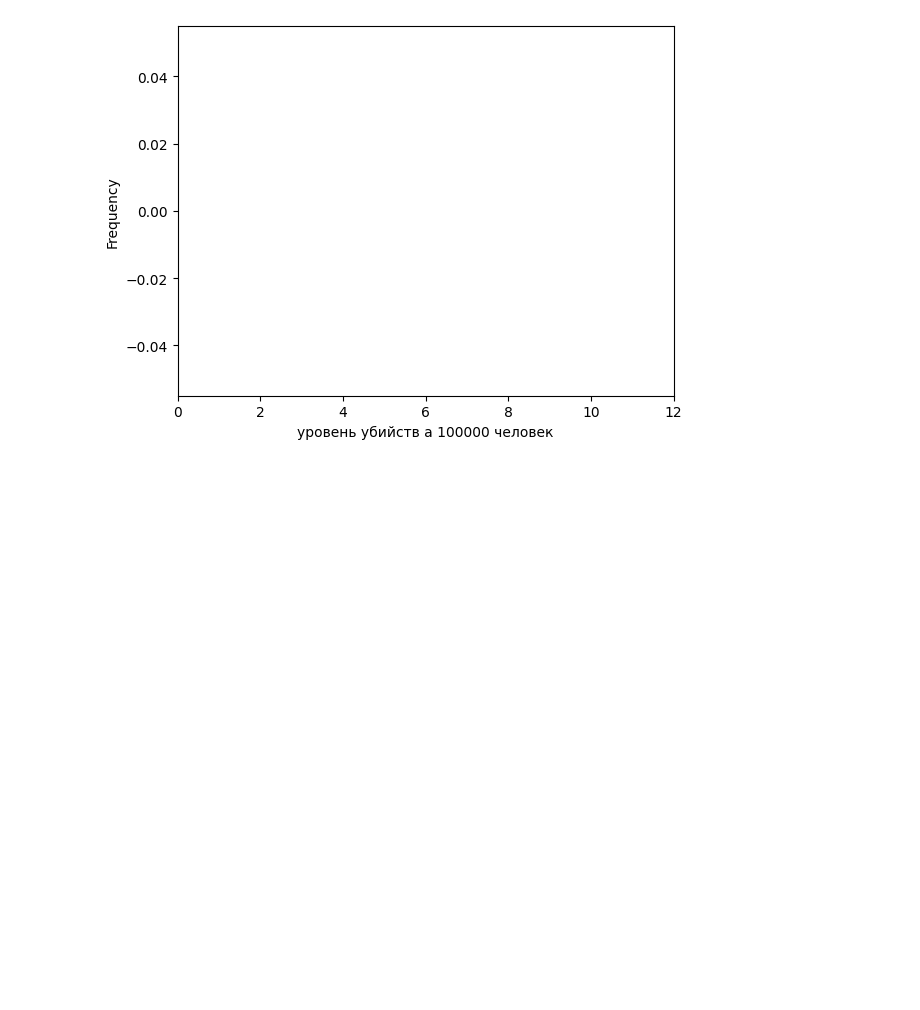
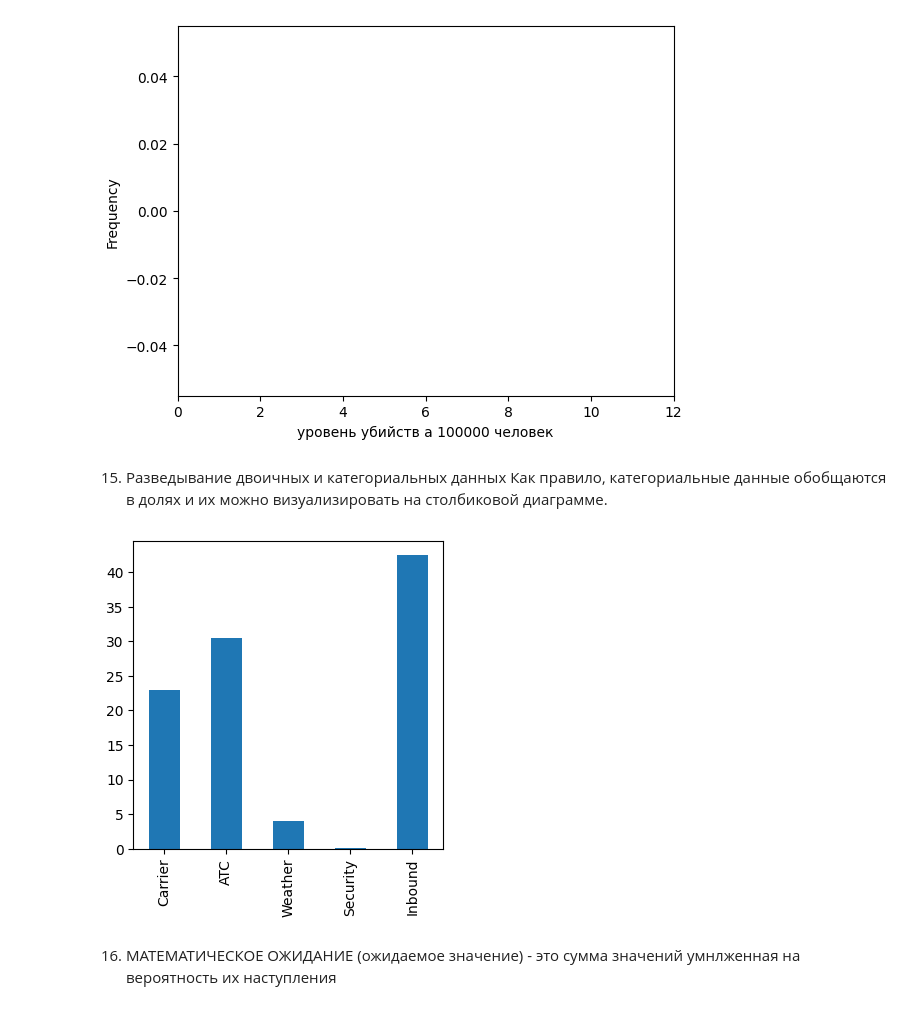
Before and after one commit to TaniaTernovaya/DataKit, a Jupyter notebook: exploratoy_data_analysis.ipynb, the cells around one changed output. Saved outputs shown, nothing was run; the diff lists cells and outputs as text; code cells hidden in the pictures; blank space fills up the shorter version.

```diff
--- a/exploratoy_data_analysis.ipynb
+++ b/exploratoy_data_analysis.ipynb
@@ -103,3 +103,14 @@ ax.set_xlabel('уровень убийств а 100000 человек')
 # %% [output]
 Text(0.5, 0, 'уровень убийств а 100000 человек')
 [figure]
+# %% [markdown]
+15. Разведывание двоичных и категориальных данных
+Как правило, категориальные данные обобщаются в долях и их можно визуализировать на столбиковой диаграмме.
+# %%
+import pandas as pd
+dfw = pd.read_csv("/Users/tatanaternovaa/Documents/training-skills/table3.csv")
+ax = dfw.transpose().plot.bar(figsize=(4,4),legend=False)
+# %% [output]
+[figure, added]
+# %% [markdown]
+16. МАТЕМАТИЧЕСКОЕ ОЖИДАНИЕ (ожидаемое значение) - это сумма значений умнлженная на вероятность их наступления
```
Also changed, not shown: 3 other files.
